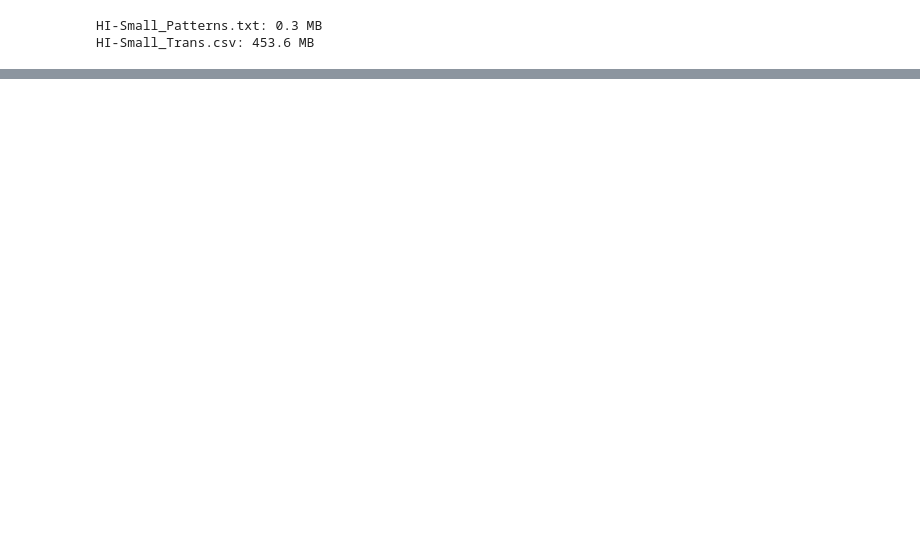
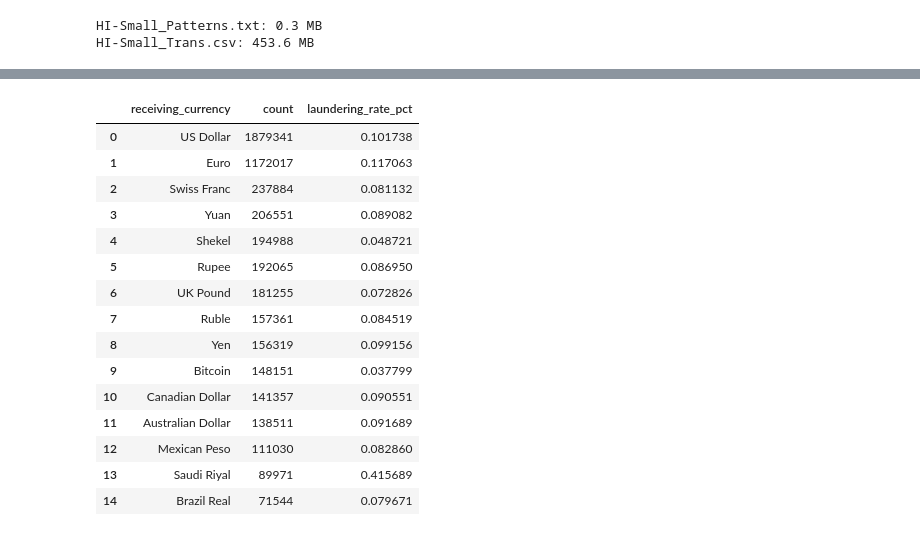
Before and after one commit to abyudh-kattemane/fincrime-sentinel, a Jupyter notebook: notebooks/01_eda.ipynb, the cells around one changed output, grey strips where cells are left out. Cells and saved outputs as stored; diff of their text form; code cells hidden in the pictures; blank space fills up the shorter version.

```diff
--- a/notebooks/01_eda.ipynb
+++ b/notebooks/01_eda.ipynb
@@ -110,0 +154,9 @@ HI-Small_Trans.csv: 453.6 MB
+# %%
+import duckdb
+
+# Load Parquet via DuckDB — much faster than pandas for analytics
+con = duckdb.connect()
+con.execute(f"CREATE VIEW transactions AS SELECT * FROM '{PROCESSED}/transactions.parquet'")
+
+# Quick sanity check via SQL
+con.execute("SELECT COUNT(*) AS rows, COUNT(DISTINCT from_bank) AS banks FROM transactions").df()
@@ -110,0 +297,25 @@ HI-Small_Trans.csv: 453.6 MB
+# %%
+# Receiving currency
+con.execute("""
+    SELECT receiving_currency, COUNT(*) AS count,
+        SUM(is_laundering) * 100.0 / COUNT(*) AS laundering_rate_pct
+    FROM transactions
+    GROUP BY receiving_currency ORDER BY count DESC
+""").df()
+# %% [output]
+|  | receiving_currency | count | laundering_rate_pct |
+| 0 | US Dollar | 1879341 | 0.101738 |
+| 1 | Euro | 1172017 | 0.117063 |
+| 2 | Swiss Franc | 237884 | 0.081132 |
+| 3 | Yuan | 206551 | 0.089082 |
+| 4 | Shekel | 194988 | 0.048721 |
+| 5 | Rupee | 192065 | 0.086950 |
+| 6 | UK Pound | 181255 | 0.072826 |
+| 7 | Ruble | 157361 | 0.084519 |
+| 8 | Yen | 156319 | 0.099156 |
+| 9 | Bitcoin | 148151 | 0.037799 |
+| 10 | Canadian Dollar | 141357 | 0.090551 |
+| 11 | Australian Dollar | 138511 | 0.091689 |
+| 12 | Mexican Peso | 111030 | 0.082860 |
+| 13 | Saudi Riyal | 89971 | 0.415689 |
+| 14 | Brazil Real | 71544 | 0.079671 |
```
Also changed, not shown: parts of 24 cells of this notebook.
